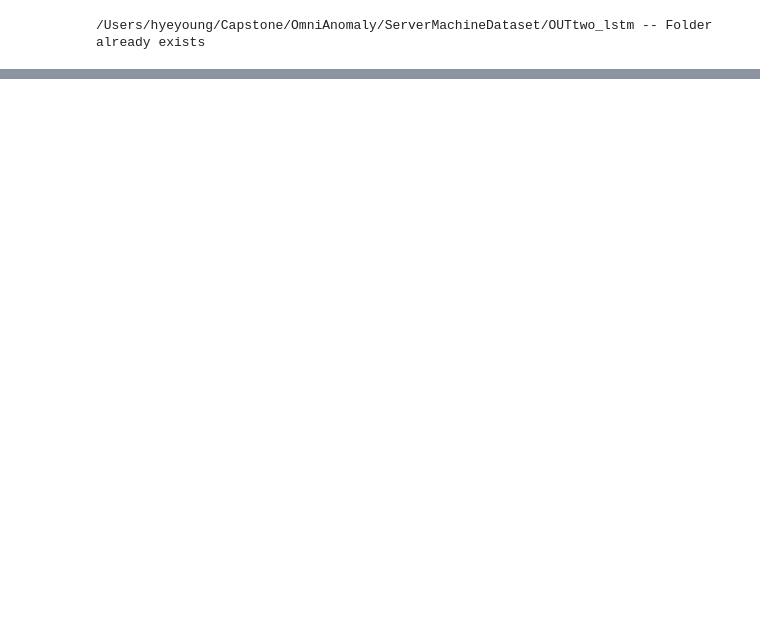
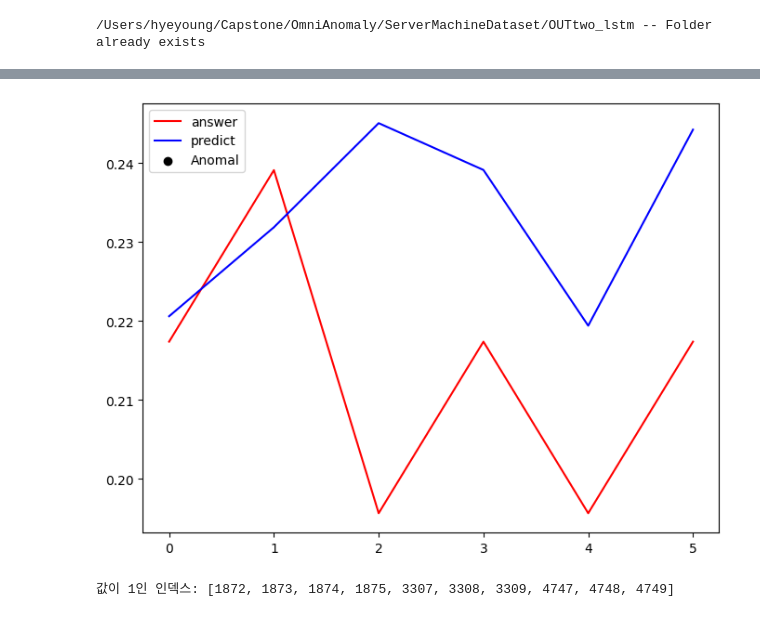
Before and after one commit to moji-moji-idn/Abnormal_Prediction, a Jupyter notebook: SimpleNN.ipynb, the cells around one changed output, grey strips where cells are left out. Saved outputs shown, nothing was run; the diff lists cells and outputs as text; code cells hidden in the pictures; blank space fills up the shorter version.

```diff
--- a/SimpleNN.ipynb
+++ b/SimpleNN.ipynb
@@ -191,16 +191,26 @@ def preprocessing(data, past_history, future_target, STEP, predict_col):
     print(np.shape(T_dataset))
     print(T_dataset)
 
+    #이상치
+    anomal = ['Anomaly']
+    features = data[anomal]
+    anomal_dataset = features.values
+
+    anomal_dataset = anomal_dataset.reshape(-1, 1)
+    print(np.shape(T_dataset))
+    print(T_dataset)
+
     dataset = np.concatenate((T_dataset, F_dataset), axis=1)
     print(dataset)
     x_train_multi, y_train_multi = multivariate_data(dataset, dataset[:, predict_col], 0, TRAIN_SPLIT, past_history, future_target, STEP)
+
     x_val_multi, y_val_multi = multivariate_data(dataset, dataset[:, predict_col], TRAIN_SPLIT, None, past_history, future_target, STEP)
-
-    return x_train_multi, y_train_multi, x_val_multi, y_val_multi
+    x_val_anomal, y_val_anomal = multivariate_data(anomal_dataset, anomal_dataset[:, predict_col], TRAIN_SPLIT, None, past_history, future_target, STEP)
+    return x_train_multi, y_train_multi, x_val_multi, y_val_multi, x_val_anomal, y_val_anomal
 # %%
 F_scaler = MinMaxScaler()
 T_scaler = MinMaxScaler()
-x_train_multi, y_train_multi, x_val_multi, y_val_multi = preprocessing(df, past_history, future_target, STEP, predict_col)
+x_train_multi, y_train_multi, x_val_multi, y_val_multi, x_val_anomal, y_val_anomal = preprocessing(df, past_history, future_target, STEP, predict_col)
 # %% [output]
 (28478, 5)
 (28478, 5)
@@ -415 +438,25 @@ predict = np.reshape(predict_list, (-1, 1))
+# %%
+t = 4
+plt.plot(answer_list[t], color = 'r', label = 'answer')
+plt.plot(predict_list[t], color = 'b', label = 'predict')
+anomal_event = anomal_list[t]
+indices_with_value_one = [index for index, value in enumerate(anomal_event) if np.any(value == 1)]
+plt.scatter(indices_with_value_one, [predict_list[t][i] for i in indices_with_value_one], color='k', label='Anomal', marker='o')
+
+plt.legend()
+plt.show()
+# %% [output]
+[figure, added]
+# %%
+import numpy as np
+
+
+
+# 값이 1인 인덱스 저장
+indices_with_value_one = [index for index, value in enumerate(anomal) if np.any(value == 1)]
+
+# 결과 출력
+print("값이 1인 인덱스:", indices_with_value_one)
+# %% [output]
+값이 1인 인덱스: [1872, 1873, 1874, 1875, 3307, 3308, 3309, 4747, 4748, 4749]
 # %%
```
Also changed, not shown: parts of 16 cells of this notebook, 2 other files.
